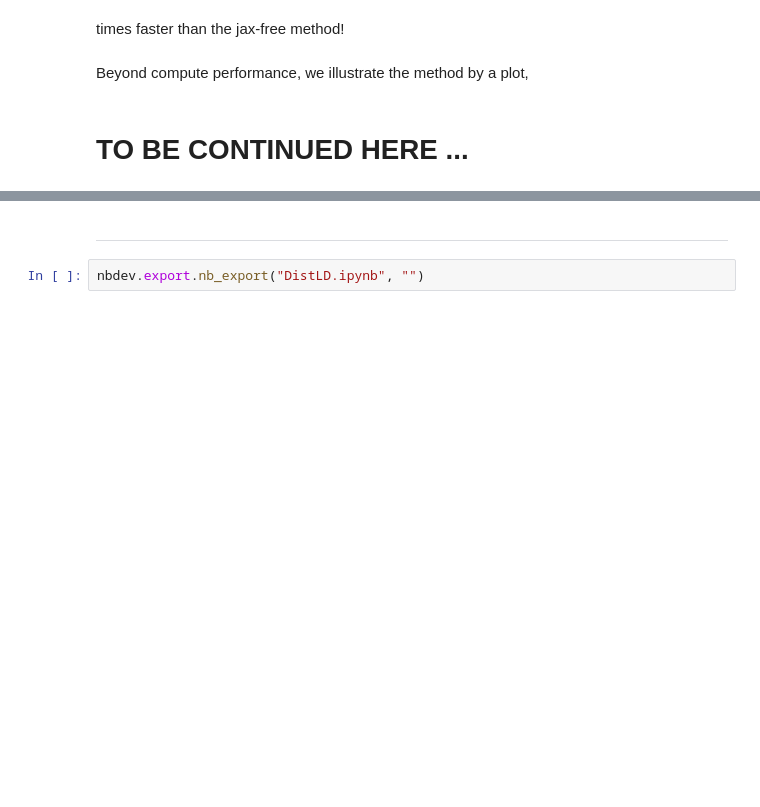
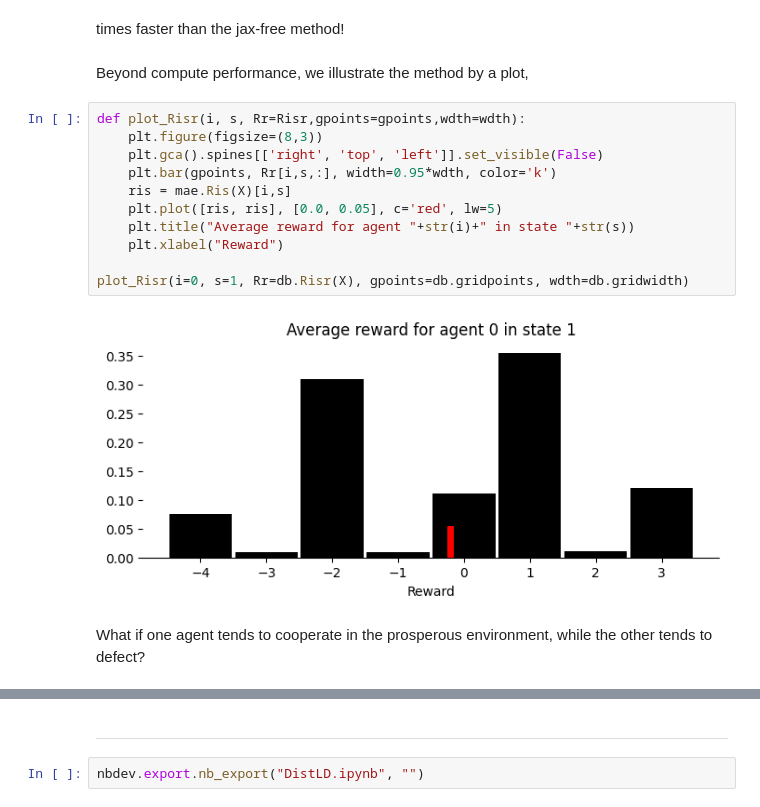
Before and after one commit to gerardoparra/pyDDRL, a Jupyter notebook: DistLD.ipynb, the cells around one changed output, grey strips where cells are left out. Saved outputs shown, nothing was run; the diff lists cells and outputs as text; blank space fills up the shorter version.

Commit message:
Continue DistLD notebook with Risr implementation

```diff
--- a/DistLD.ipynb
+++ b/DistLD.ipynb
@@ -308,5 +309,18 @@ Thus, with jit, this method is on this particular machine,
 times faster than the jax-free method!
 # %% [markdown]
 Beyond compute performance, we illustrate the method by a plot,
-# %% [markdown]
-# TO BE CONTINUED HERE ...
+# %%
+def plot_Risr(i, s, Rr=Risr,gpoints=gpoints,wdth=wdth):
+    plt.figure(figsize=(8,3))
+    plt.gca().spines[['right', 'top', 'left']].set_visible(False)
+    plt.bar(gpoints, Rr[i,s,:], width=0.95*wdth, color='k')
+    ris = mae.Ris(X)[i,s]
+    plt.plot([ris, ris], [0.0, 0.05], c='red', lw=5)
+    plt.title("Average reward for agent "+str(i)+" in state "+str(s))
+    plt.xlabel("Reward")
+
+plot_Risr(i=0, s=1, Rr=db.Risr(X), gpoints=db.gridpoints, wdth=db.gridwidth)
+# %% [output]
+[figure, added]
+# %% [markdown]
+What if one agent tends to cooperate in the prosperous environment, while the other tends to defect?
```
Also changed, not shown: parts of 14 cells of this notebook, 15 other files.
